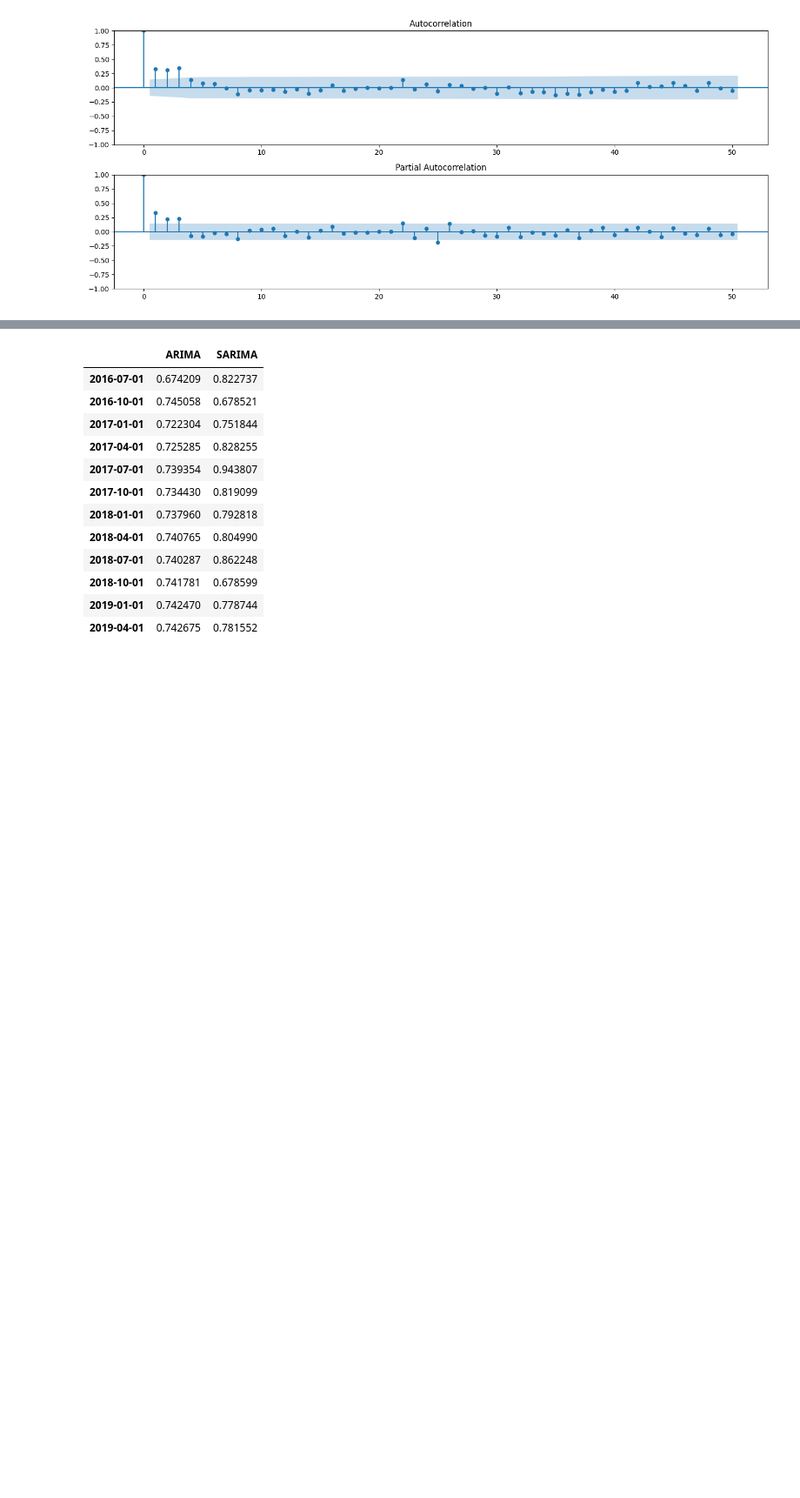
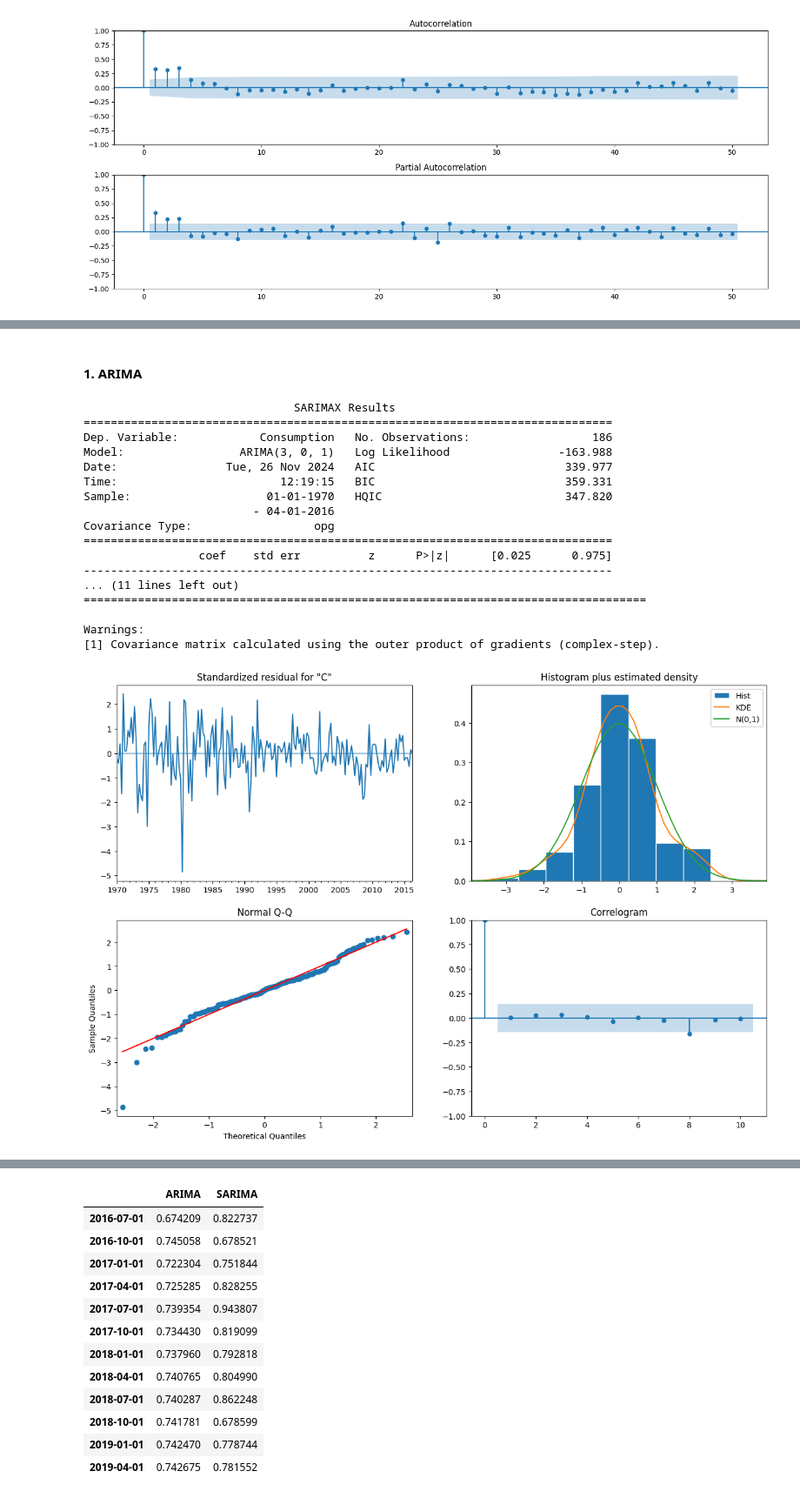
Before and after one commit to GabrielJP314/time-series, a Jupyter notebook: sarima_models.ipynb, the cells around one changed output, grey strips where cells are left out. Shown at 87% size. Drawn from its saved outputs; the diff is of its cells as text; code cells hidden in the pictures; blank space fills up the shorter version.

```diff
--- a/sarima_models.ipynb
+++ b/sarima_models.ipynb
@@ -142,4 +175,35 @@ SARIMAX Results
 | Prob(H) (two-sided): | 0.00 | Kurtosis: | 3.76 |
 Warnings:
 [1] Covariance matrix calculated using the outer product of gradients (complex-step).
+# %% [markdown]
+#### 1. ARIMA
+# %%
+consumption_train = us_change['Consumption'].iloc[:-12]
+consumption_test = us_change['Consumption'].iloc[-12:]
+
+arima = models.ARIMA(3, 0, 1)
+results_arima = arima.fit(consumption_train)
+
+print(results_arima.summary())
+results_arima.plot_diagnostics(figsize=(15, 10))
+plt.show()
+# %% [output]
+                               SARIMAX Results
+==============================================================================
+Dep. Variable:            Consumption   No. Observations:                  186
+Model:                 ARIMA(3, 0, 1)   Log Likelihood                -163.988
+Date:                Tue, 26 Nov 2024   AIC                            339.977
+Time:                        12:19:15   BIC                            359.331
+Sample:                    01-01-1970   HQIC                           347.820
+                         - 04-01-2016
+Covariance Type:                  opg
+==============================================================================
+                 coef    std err          z      P>|z|      [0.025      0.975]
+------------------------------------------------------------------------------
+... (11 lines left out)
+===================================================================================
+
+Warnings:
+[1] Covariance matrix calculated using the outer product of gradients (complex-step).
+[figure, added]
 # %% [markdown]
```
Also changed, not shown: parts of 19 cells of this notebook, 1 other file.
